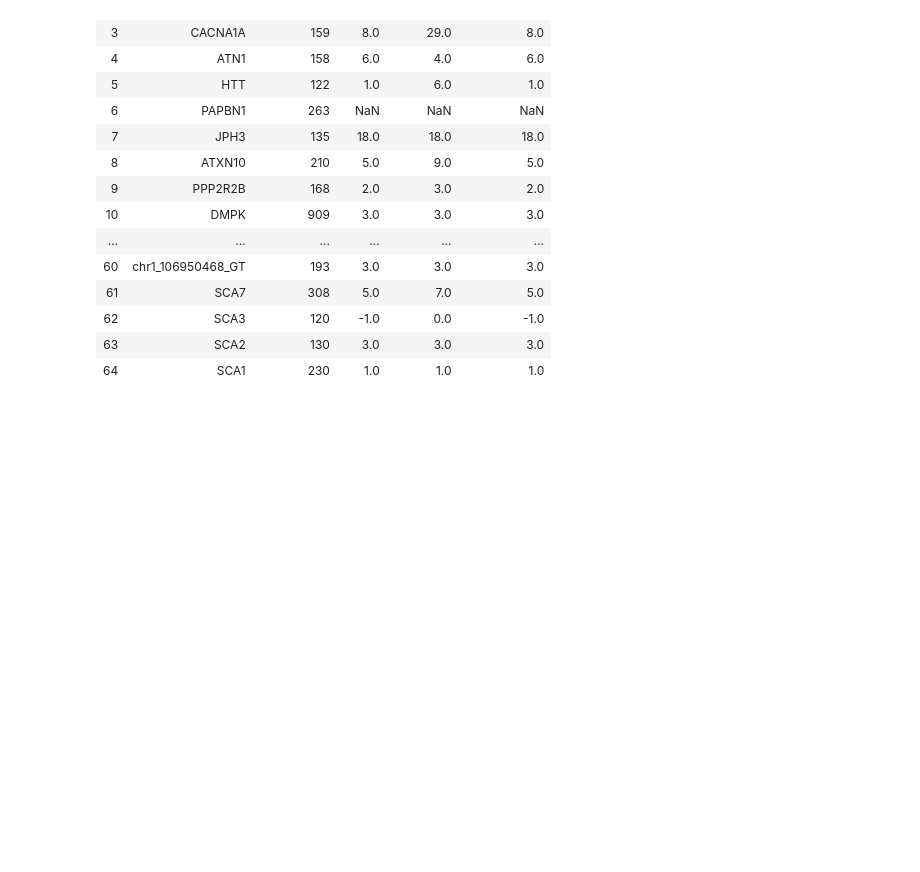
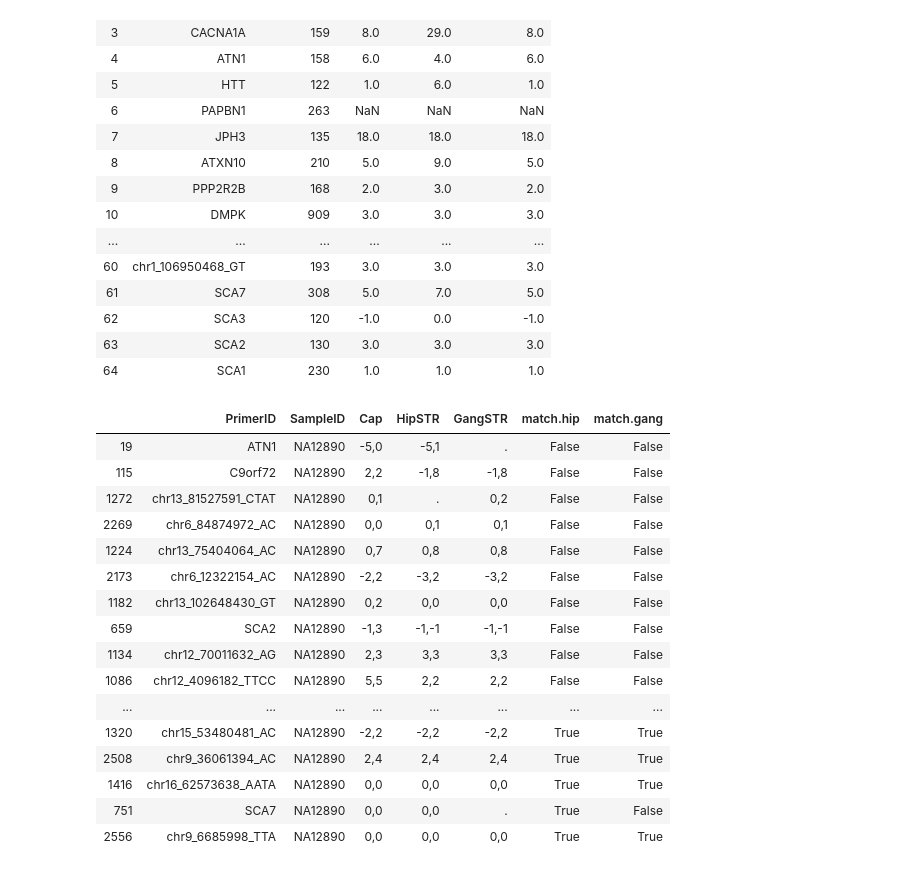
Before and after one commit to gymrek-lab/TRTools, a Jupyter notebook: experimental/capillary_offset_learn/notebooks/LearnCapillaryOffset.ipynb, the cells around one changed output. Saved outputs shown, nothing was run; the diff lists cells and outputs as text; code cells hidden in the pictures; blank space fills up the shorter version.

```diff
--- a/experimental/capillary_offset_learn/notebooks/LearnCapillaryOffset.ipynb
+++ b/experimental/capillary_offset_learn/notebooks/LearnCapillaryOffset.ipynb
@@ -263,6 +263,28 @@ ref_prod_sizes
 | 62 | SCA3 | 120 | -1.0 | 0.0 | -1.0 |
 | 63 | SCA2 | 130 | 3.0 | 3.0 | 3.0 |
 | 64 | SCA1 | 230 | 1.0 | 1.0 | 1.0 |
+# %%
+calldata["match.hip"] = (calldata["HipSTR"]==calldata["Cap"])
+calldata["match.gang"] = (calldata["GangSTR"]==calldata["Cap"])
+calldata[(calldata["PrimerID"]=="SCA7") & ((calldata["GangSTR"]!=".") | (calldata["HipSTR"]!="."))].sort_values("match.hip")
+# %% [output]
+|  | PrimerID | SampleID | Cap | HipSTR | GangSTR | match.hip | match.gang |
+| 19 | ATN1 | NA12890 | -5,0 | -5,1 | . | False | False |
+| 115 | C9orf72 | NA12890 | 2,2 | -1,8 | -1,8 | False | False |
+| 1272 | chr13_81527591_CTAT | NA12890 | 0,1 | . | 0,2 | False | False |
+| 2269 | chr6_84874972_AC | NA12890 | 0,0 | 0,1 | 0,1 | False | False |
+| 1224 | chr13_75404064_AC | NA12890 | 0,7 | 0,8 | 0,8 | False | False |
+| 2173 | chr6_12322154_AC | NA12890 | -2,2 | -3,2 | -3,2 | False | False |
+| 1182 | chr13_102648430_GT | NA12890 | 0,2 | 0,0 | 0,0 | False | False |
+| 659 | SCA2 | NA12890 | -1,3 | -1,-1 | -1,-1 | False | False |
+| 1134 | chr12_70011632_AG | NA12890 | 2,3 | 3,3 | 3,3 | False | False |
+| 1086 | chr12_4096182_TTCC | NA12890 | 5,5 | 2,2 | 2,2 | False | False |
+| ... | ... | ... | ... | ... | ... | ... | ... |
+| 1320 | chr15_53480481_AC | NA12890 | -2,2 | -2,2 | -2,2 | True | True |
+| 2508 | chr9_36061394_AC | NA12890 | 2,4 | 2,4 | 2,4 | True | True |
+| 1416 | chr16_62573638_AATA | NA12890 | 0,0 | 0,0 | 0,0 | True | True |
+| 751 | SCA7 | NA12890 | 0,0 | 0,0 | . | True | False |
+| 2556 | chr9_6685998_TTA | NA12890 | 0,0 | 0,0 | 0,0 | True | True |
 # %%
 calldata.to_csv("../data/csv/callcompare.txt", sep="\t")
 # %%
```
Also changed, not shown: parts of 2 cells of this notebook, 2 other files.
